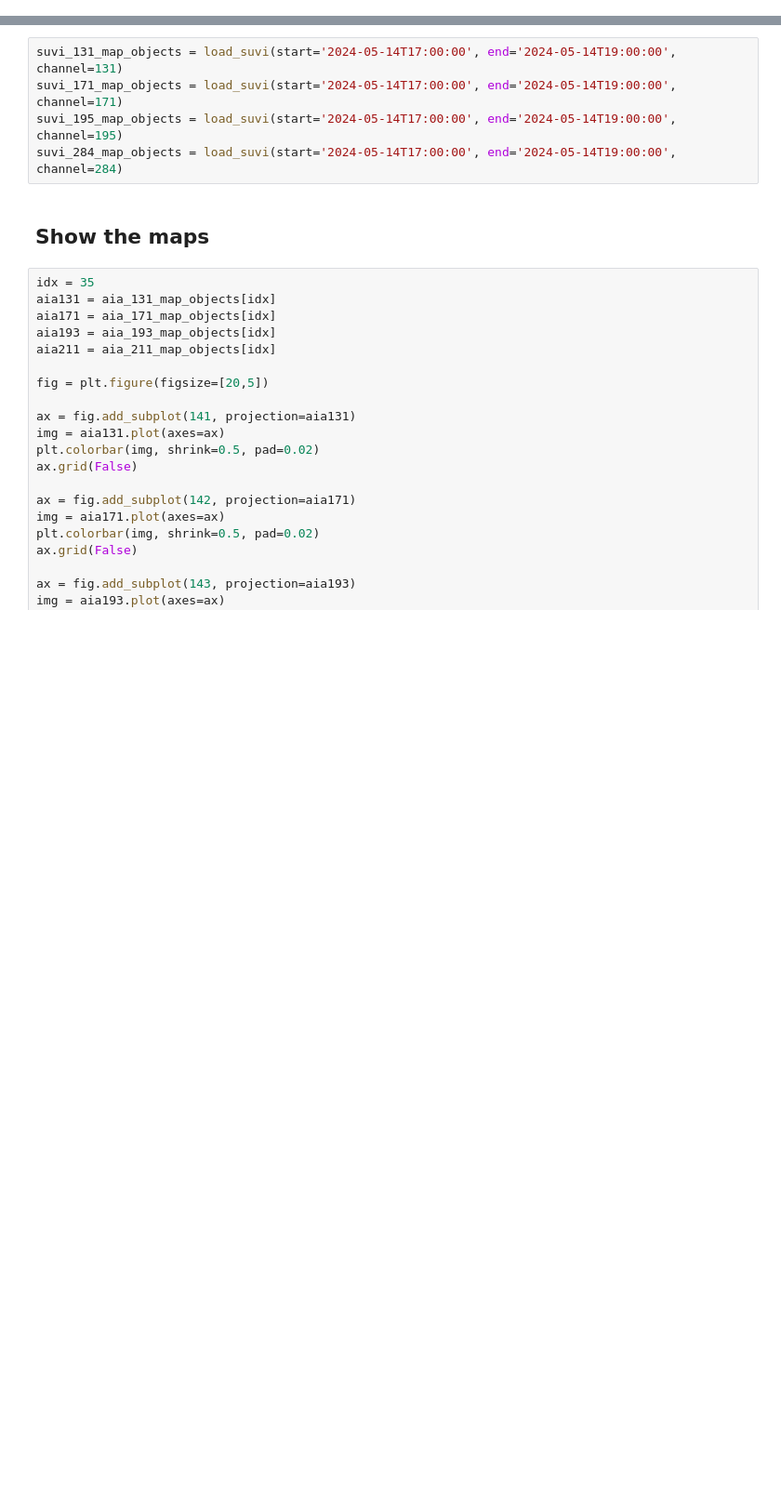
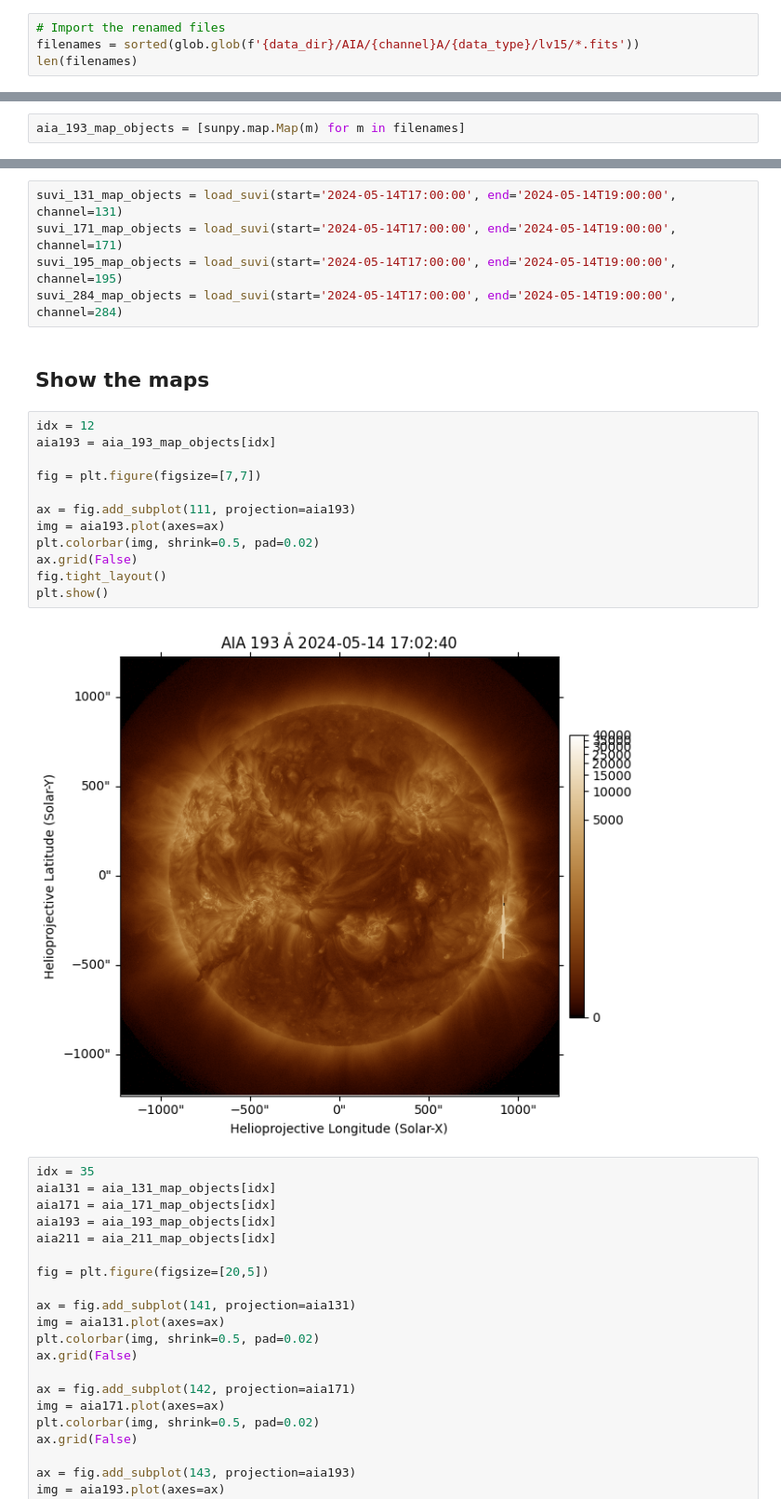
Before and after one commit to MohamedNedal/dias_work, a Jupyter notebook: tornado.ipynb, the cells around one changed output, grey strips where cells are left out. Shown at 93% size. Saved outputs shown, nothing was run; the diff lists cells and outputs as text; blank space fills up the shorter version.

```diff
--- a/tornado.ipynb
+++ b/tornado.ipynb
@@ -64,0 +221,4 @@ aia_211_map_objects = load_aia(start=start_time, end=end_time, channel=211)
+# %%
+# Import the renamed files
+filenames = sorted(glob.glob(f'{data_dir}/AIA/{channel}A/{data_type}/lv15/*.fits'))
+len(filenames)
@@ -64,0 +227,2 @@ aia_211_map_objects = load_aia(start=start_time, end=end_time, channel=211)
+# %%
+aia_193_map_objects = [sunpy.map.Map(m) for m in filenames]
@@ -87,6 +258,20 @@ suvi_195_map_objects = load_suvi(start='2024-05-14T17:00:00', end='2024-05-14T19
 suvi_284_map_objects = load_suvi(start='2024-05-14T17:00:00', end='2024-05-14T19:00:00', channel=284)
 # %% [markdown]
 ## Show the maps
+# %%
+idx = 12
+aia193 = aia_193_map_objects[idx]
+
+fig = plt.figure(figsize=[7,7])
+
+ax = fig.add_subplot(111, projection=aia193)
+img = aia193.plot(axes=ax)
+plt.colorbar(img, shrink=0.5, pad=0.02)
+ax.grid(False)
+fig.tight_layout()
+plt.show()
+# %% [output]
+[figure, added]
 # %%
 idx = 35
 aia131 = aia_131_map_objects[idx]
```
Also changed, not shown: parts of 25 cells of this notebook.
